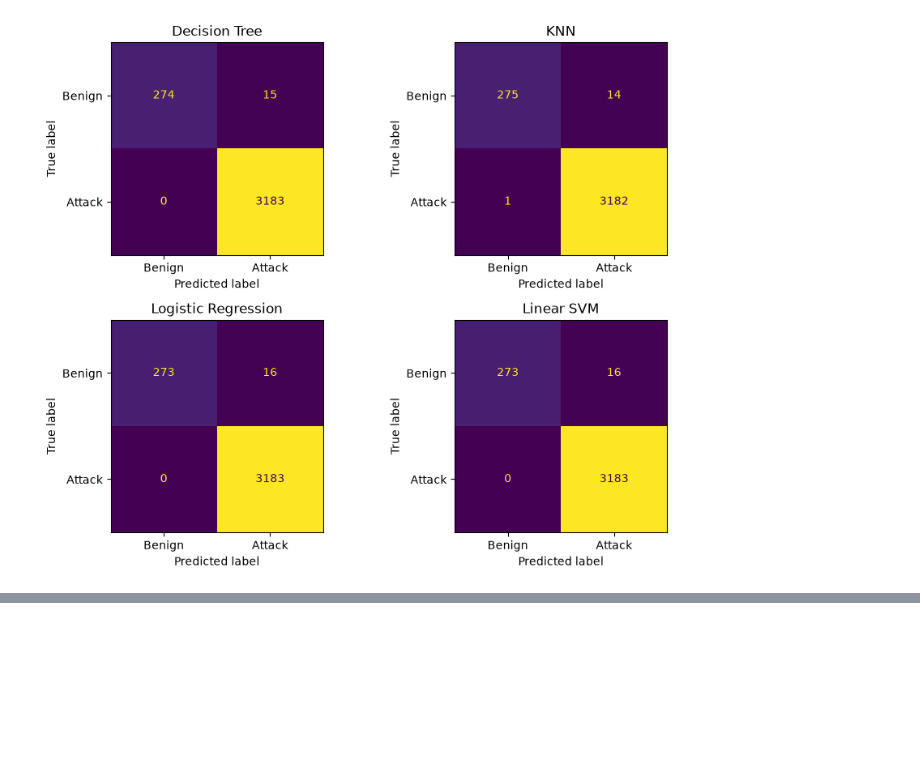
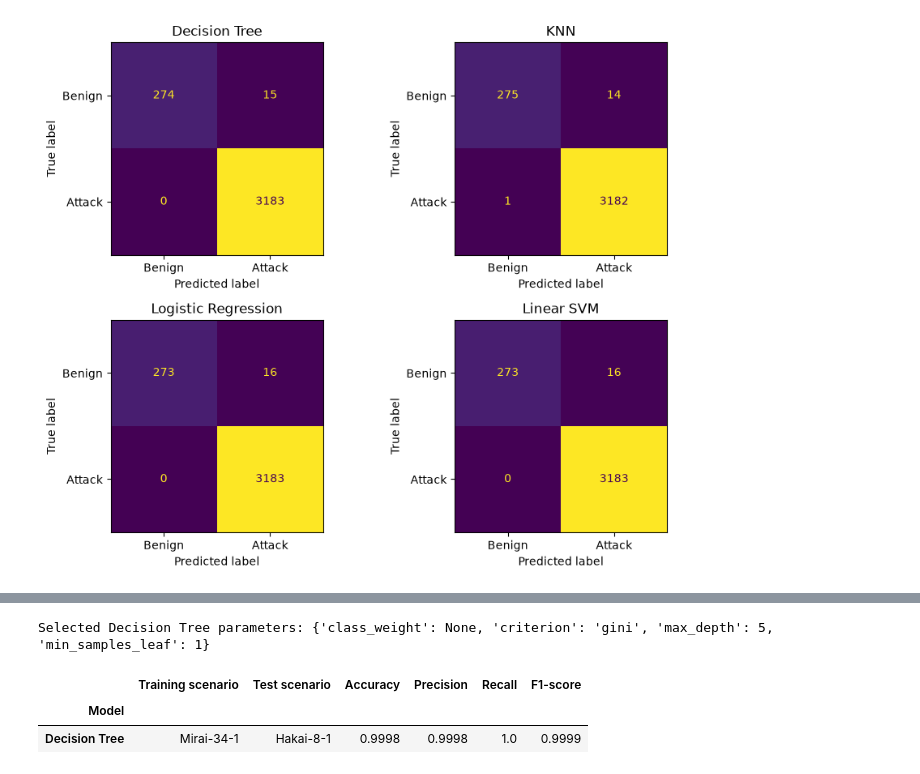
Before and after one commit to JVSutter/IoT-Security-Labs, a Jupyter notebook: INF6953QE_Lab1/lab1.ipynb, the cells around one changed output, grey strips where cells are left out. Saved outputs shown, nothing was run; the diff lists cells and outputs as text; code cells hidden in the pictures; blank space fills up the shorter version.

```diff
--- a/INF6953QE_Lab1/lab1.ipynb
+++ b/INF6953QE_Lab1/lab1.ipynb
@@ -284,0 +382,37 @@ plt.show()
+# %%
+from sklearn.metrics import (
+    accuracy_score, confusion_matrix, f1_score, precision_score, recall_score
+)
+from sklearn.tree import DecisionTreeClassifier
+
+best_decision_tree_parameters = {
+    'class_weight': None,
+    'criterion': 'gini',
+    'max_depth': 5,
+    'min_samples_leaf': 1
+}
+print('Selected Decision Tree parameters:', best_decision_tree_parameters)
+
+cross_scenario_model = Pipeline([
+    ('preprocessor', part4_preprocessor),
+    ('model', DecisionTreeClassifier(random_state=42, **best_decision_tree_parameters))
+])
+cross_scenario_model.fit(X_mirai_all, y_mirai_all)
+hakai_predictions = cross_scenario_model.predict(X_hakai)
+
+hakai_confusion_matrix = confusion_matrix(y_hakai, hakai_predictions, labels=[0, 1])
+cross_scenario_results = pd.DataFrame([{
+    'Model': 'Decision Tree',
+    'Training scenario': 'Mirai-34-1',
+    'Test scenario': 'Hakai-8-1',
+    'Accuracy': accuracy_score(y_hakai, hakai_predictions),
+    'Precision': precision_score(y_hakai, hakai_predictions, zero_division=0),
+    'Recall': recall_score(y_hakai, hakai_predictions, zero_division=0),
+    'F1-score': f1_score(y_hakai, hakai_predictions, zero_division=0)
+}]).set_index('Model')
+cross_scenario_results.round(4)
+# %% [output]
+Selected Decision Tree parameters: {'class_weight': None, 'criterion': 'gini', 'max_depth': 5, 'min_samples_leaf': 1}
+|  | Training scenario | Test scenario | Accuracy | Precision | Recall | F1-score |
+| Model |  |  |  |  |  |  |
+| Decision Tree | Mirai-34-1 | Hakai-8-1 | 0.9998 | 0.9998 | 1.0 | 0.9999 |
```
Also changed, not shown: parts of 7 cells of this notebook, 1 other file.
